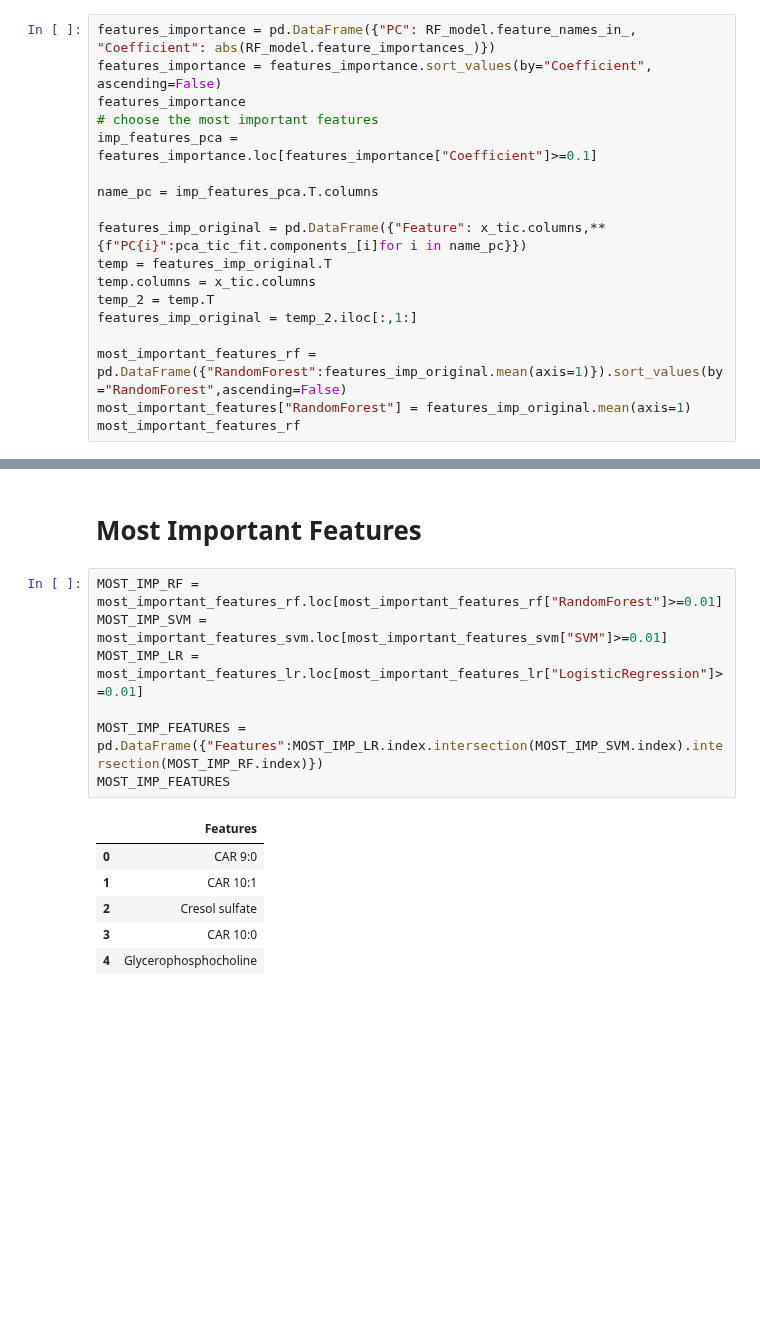
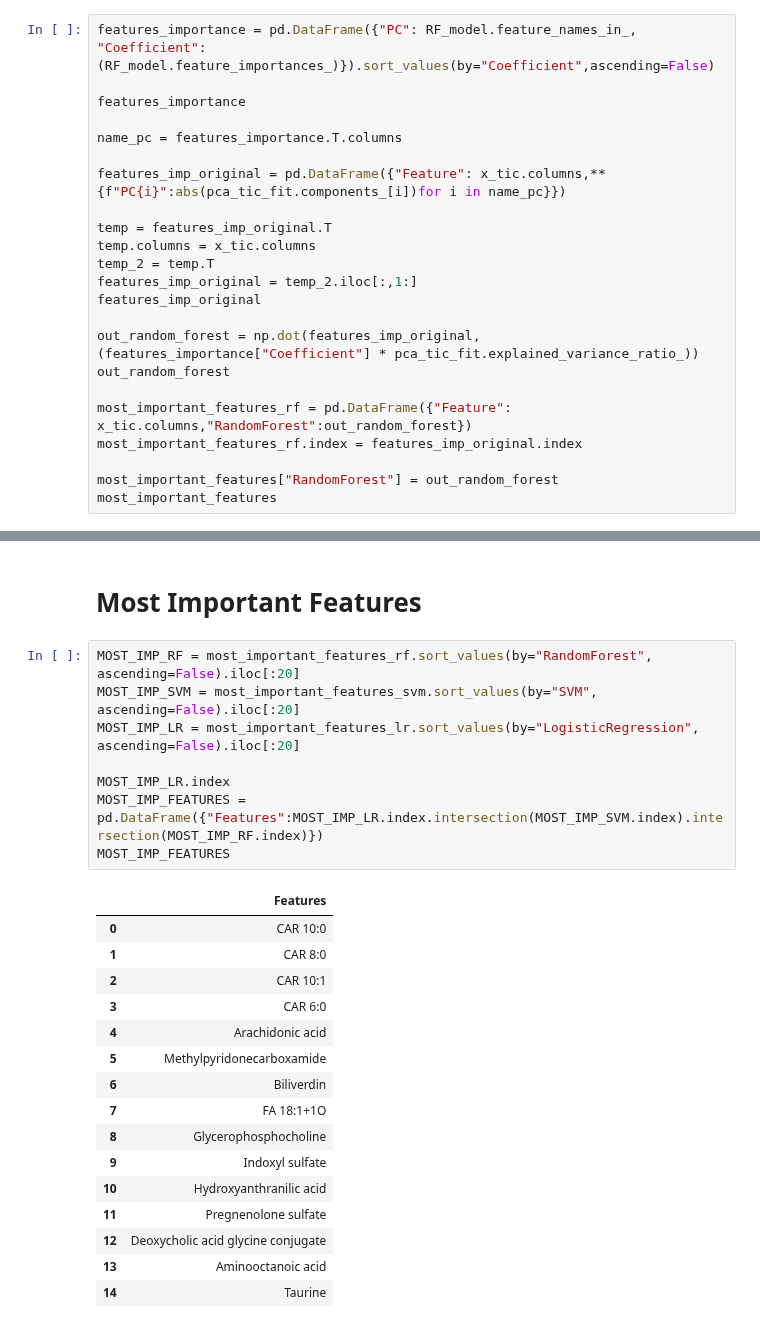
Before and after one commit to Bvs00/AI4ODA_projectwork, a Jupyter notebook: notebook_metaboloma.ipynb, the cells around one changed output, grey strips where cells are left out. Saved outputs shown, nothing was run; the diff lists cells and outputs as text; blank space fills up the shorter version.

```diff
--- a/notebook_metaboloma.ipynb
+++ b/notebook_metaboloma.ipynb
@@ -493,21 +520,26 @@ most_important_features_svm
 # %% [markdown]
 #### RandomForest
 # %%
-features_importance = pd.DataFrame({"PC": RF_model.feature_names_in_, "Coefficient": abs(RF_model.feature_importances_)})
-features_importance = features_importance.sort_values(by="Coefficient", ascending=False)
+features_importance = pd.DataFrame({"PC": RF_model.feature_names_in_, "Coefficient": (RF_model.feature_importances_)}).sort_values(by="Coefficient",ascending=False)
+
 features_importance
-# choose the most important features
-imp_features_pca = features_importance.loc[features_importance["Coefficient"]>=0.1]
 
-name_pc = imp_features_pca.T.columns
+name_pc = features_importance.T.columns
 
-features_imp_original = pd.DataFrame({"Feature": x_tic.columns,**{f"PC{i}":pca_tic_fit.components_[i]for i in name_pc}})
+features_imp_original = pd.DataFrame({"Feature": x_tic.columns,**{f"PC{i}":abs(pca_tic_fit.components_[i])for i in name_pc}})
+
 temp = features_imp_original.T
 temp.columns = x_tic.columns
 temp_2 = temp.T
 features_imp_original = temp_2.iloc[:,1:]
+features_imp_original
 
-most_important_features_rf = pd.DataFrame({"RandomForest":features_imp_original.mean(axis=1)}).sort_values(by="RandomForest",ascending=False)
-most_important_features["RandomForest"] = features_imp_original.mean(axis=1)
-most_important_features_rf
+out_random_forest = np.dot(features_imp_original,(features_importance["Coefficient"] * pca_tic_fit.explained_variance_ratio_))
+out_random_forest
+
+most_important_features_rf = pd.DataFrame({"Feature": x_tic.columns,"RandomForest":out_random_forest})
+most_important_features_rf.index = features_imp_original.index
+
+most_important_features["RandomForest"] = out_random_forest
+most_important_features
 # %% [output]
@@ -534,16 +566,27 @@ most_important_features.to_excel(file_path)
 # %% [markdown]
 # Most Important Features
 # %%
-MOST_IMP_RF = most_important_features_rf.loc[most_important_features_rf["RandomForest"]>=0.01]
-MOST_IMP_SVM = most_important_features_svm.loc[most_important_features_svm["SVM"]>=0.01]
-MOST_IMP_LR = most_important_features_lr.loc[most_important_features_lr["LogisticRegression"]>=0.01]
+MOST_IMP_RF = most_important_features_rf.sort_values(by="RandomForest", ascending=False).iloc[:20]
+MOST_IMP_SVM = most_important_features_svm.sort_values(by="SVM", ascending=False).iloc[:20]
+MOST_IMP_LR = most_important_features_lr.sort_values(by="LogisticRegression", ascending=False).iloc[:20]
 
+MOST_IMP_LR.index
 MOST_IMP_FEATURES = pd.DataFrame({"Features":MOST_IMP_LR.index.intersection(MOST_IMP_SVM.index).intersection(MOST_IMP_RF.index)})
 MOST_IMP_FEATURES
 # %% [output]
 |  | Features |
-| 0 | CAR 9:0 |
-| 1 | CAR 10:1 |
-| 2 | Cresol sulfate |
-| 3 | CAR 10:0 |
-| 4 | Glycerophosphocholine |
+| 0 | CAR 10:0 |
+| 1 | CAR 8:0 |
+| 2 | CAR 10:1 |
+| 3 | CAR 6:0 |
+| 4 | Arachidonic acid |
+| 5 | Methylpyridonecarboxamide |
+| 6 | Biliverdin |
+| 7 | FA 18:1+1O |
+| 8 | Glycerophosphocholine |
+| 9 | Indoxyl sulfate |
+| 10 | Hydroxyanthranilic acid |
+| 11 | Pregnenolone sulfate |
+| 12 | Deoxycholic acid glycine conjugate |
+| 13 | Aminooctanoic acid |
+| 14 | Taurine |
```
Also changed, not shown: parts of 3 cells of this notebook, 2 other files.
